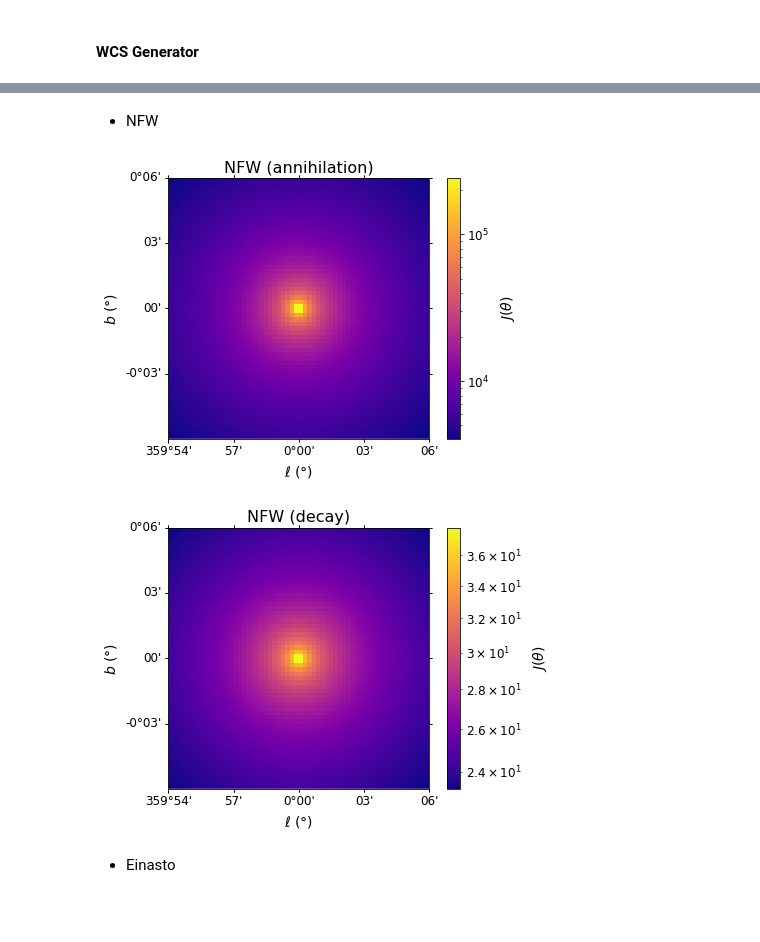
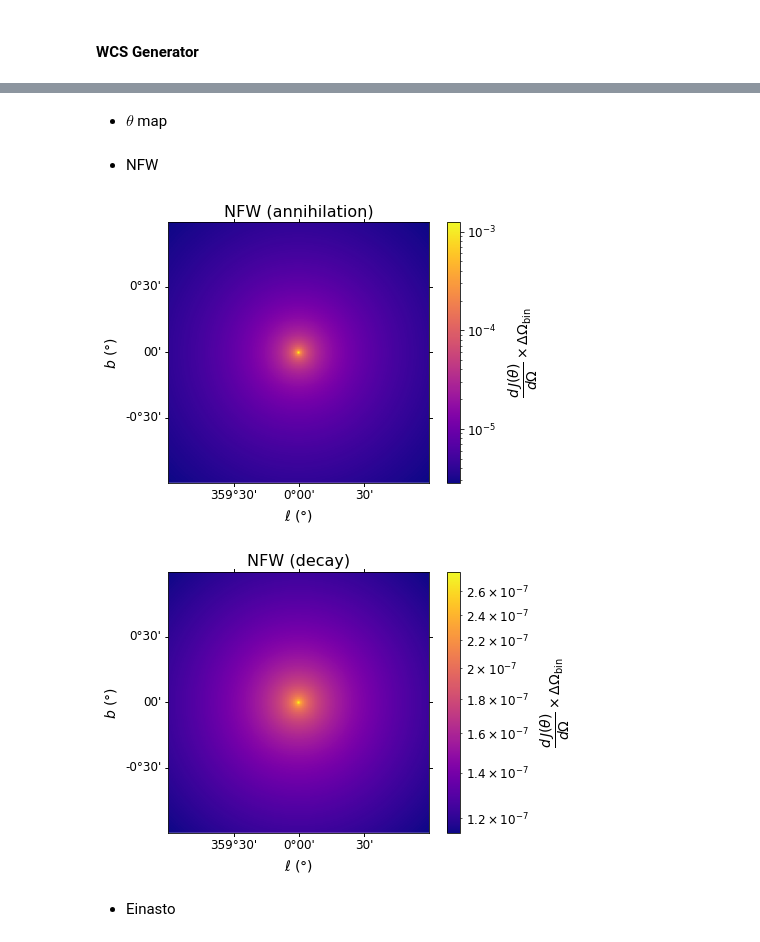
Before and after one commit to mpotto/astroph, a Jupyter notebook: assignments/j-factors-maps.ipynb, the cells around one changed output, grey strips where cells are left out. Cells and saved outputs as stored; diff of their text form; code cells hidden in the pictures; blank space fills up the shorter version.

```diff
--- a/assignments/j-factors-maps.ipynb
+++ b/assignments/j-factors-maps.ipynb
@@ -70,0 +139,5 @@ moore = MassProfileMoore()
+# %%
+delta_b1 = delta_b1*np.pi/180.0
+delta_l1 = delta_l1*np.pi/180.0
+# %%
+L1, B1 = np.meshgrid(l1_rad, b1_rad)
@@ -70,0 +148,3 @@ moore = MassProfileMoore()
+# %%
+nfw_annih = nfw.j_factor_map(L1, B1, delta_l1, delta_b1, epsrel=1e-3)
+nfw_decay = nfw.j_factor_map(L1, B1, delta_l1, delta_b1, epsrel=1e-3, factor_type='decay')
@@ -83,3 +164,0 @@ b_min1, b_max1, l_min1, l_max1 = -0.1, 0.1, -0.1, 0.1
-# %%
-b1 = np.linspace(b_min1, b_max1, n1)
-l1 = np.linspace(l_min1, l_max1, n1)
@@ -108,0 +181,2 @@ wcs1 = generate_wcs(l1, b1)
+# %% [markdown]
+* $\theta$ map
@@ -109,17 +193,15 @@ wcs1 = generate_wcs(l1, b1)
 # %% [markdown]
 * NFW
 # %%
-profile_plot(nfw_annih_map1, l1, b1, wcs1, cmap=plt.cm.plasma, norm=colors.LogNorm(vmin=nfw_annih_map1.min(), vmax=nfw_annih_map1.max()))
+profile_plot(nfw_annih, l1, b1, wcs1, cmap=plt.cm.plasma, norm=colors.LogNorm(vmin=nfw_annih.min(), vmax=nfw_annih.max()))
 plt.title("NFW (annihilation)")
-#plt.savefig('../figures/nfw_annih_gc1.pdf')
 plt.show()
 # %% [output]
-[figure, old version]
+[figure, new version]
 # %%
-profile_plot(nfw_decay_map1, l1, b1, wcs1, cmap=plt.cm.plasma, norm=colors.LogNorm(vmin=nfw_decay_map1.min(), vmax=nfw_decay_map1.max()))
+profile_plot(nfw_decay, l1, b1, wcs1, cmap=plt.cm.plasma, norm=colors.LogNorm(vmin=nfw_decay.min(), vmax=nfw_decay.max()))
 plt.title("NFW (decay)")
-#plt.savefig('../figures/nfw_decay_gc1.pdf')
 plt.show()
 # %% [output]
-[figure, old version]
+[figure, new version]
 # %%
```
Also changed, not shown: parts of 104 cells of this notebook, 46 other files.
